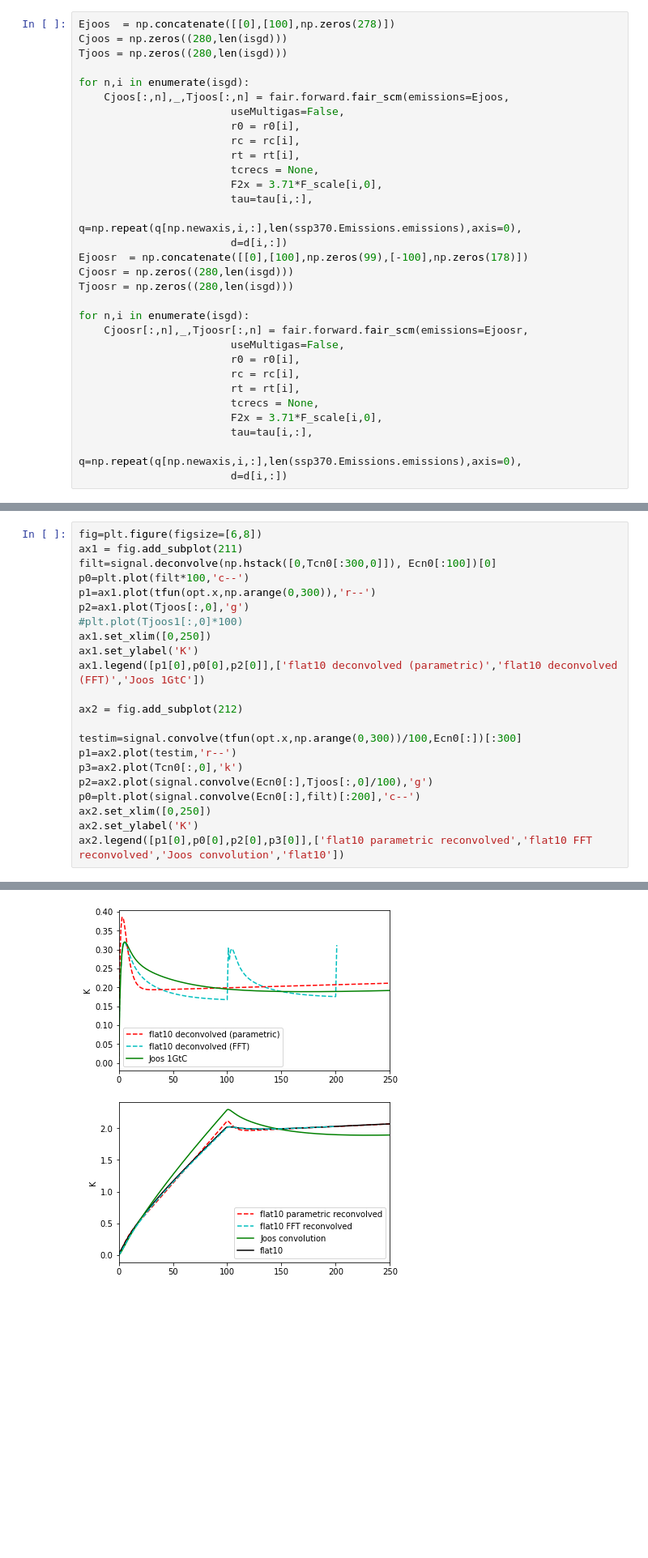
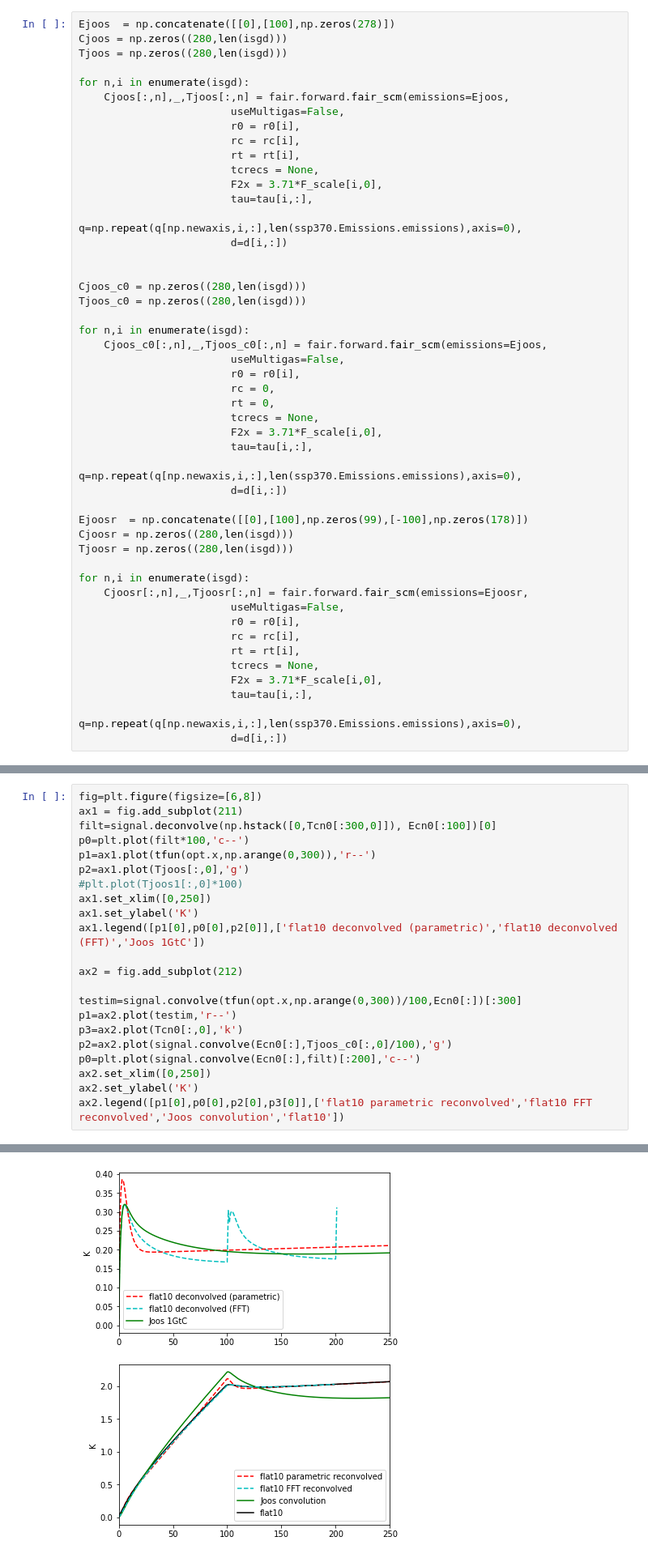
Before and after one commit to ckoven/esm-deck, a Jupyter notebook: Fair_ESM_DECK.ipynb, the cells around one changed output, grey strips where cells are left out. Shown at 81% size. Cells and saved outputs as stored; diff of their text form; blank space fills up the shorter version.

Commit message:
update fair

```diff
--- a/Fair_ESM_DECK.ipynb
+++ b/Fair_ESM_DECK.ipynb
@@ -545,6 +591,23 @@ for n,i in enumerate(isgd):
                         tau=tau[i,:],
                         q=np.repeat(q[np.newaxis,i,:],len(ssp370.Emissions.emissions),axis=0),
                         d=d[i,:])
+
+
+Cjoos_c0 = np.zeros((280,len(isgd)))
+Tjoos_c0 = np.zeros((280,len(isgd)))
+
+for n,i in enumerate(isgd):
+    Cjoos_c0[:,n],_,Tjoos_c0[:,n] = fair.forward.fair_scm(emissions=Ejoos,
+                        useMultigas=False,
+                        r0 = r0[i],
+                        rc = 0,
+                        rt = 0,
+                        tcrecs = None,
+                        F2x = 3.71*F_scale[i,0],
+                        tau=tau[i,:],
+                        q=np.repeat(q[np.newaxis,i,:],len(ssp370.Emissions.emissions),axis=0),
+                        d=d[i,:])
+
 Ejoosr  = np.concatenate([[0],[100],np.zeros(99),[-100],np.zeros(178)])
 Cjoosr = np.zeros((280,len(isgd)))
 Tjoosr = np.zeros((280,len(isgd)))
@@ -845,25 +904,25 @@ opt=scipy.optimize.minimize(lambda x: residfun(x,Tcn0[:,0],Ecn0), [.1,3,1,.2,0.0
 # %%
 fig=plt.figure(figsize=[6,8])
 ax1 = fig.add_subplot(211)
 filt=signal.deconvolve(np.hstack([0,Tcn0[:300,0]]), Ecn0[:100])[0]
 p0=plt.plot(filt*100,'c--')
 p1=ax1.plot(tfun(opt.x,np.arange(0,300)),'r--')
 p2=ax1.plot(Tjoos[:,0],'g')
 #plt.plot(Tjoos1[:,0]*100)
 ax1.set_xlim([0,250])
 ax1.set_ylabel('K')
 ax1.legend([p1[0],p0[0],p2[0]],['flat10 deconvolved (parametric)','flat10 deconvolved (FFT)','Joos 1GtC'])
 
 ax2 = fig.add_subplot(212)
 
 testim=signal.convolve(tfun(opt.x,np.arange(0,300))/100,Ecn0[:])[:300]
 p1=ax2.plot(testim,'r--')
 p3=ax2.plot(Tcn0[:,0],'k')
-p2=ax2.plot(signal.convolve(Ecn0[:],Tjoos[:,0]/100),'g')
+p2=ax2.plot(signal.convolve(Ecn0[:],Tjoos_c0[:,0]/100),'g')
 p0=plt.plot(signal.convolve(Ecn0[:],filt)[:200],'c--')
 ax2.set_xlim([0,250])
 ax2.set_ylabel('K')
 ax2.legend([p1[0],p0[0],p2[0],p3[0]],['flat10 parametric reconvolved','flat10 FFT reconvolved','Joos convolution','flat10'])
 # %% [output]
 <matplotlib.legend.Legend at 0x...>
-[figure, old version]
+[figure, new version]
```
Also changed, not shown: parts of 19 cells of this notebook, 6 other files.
